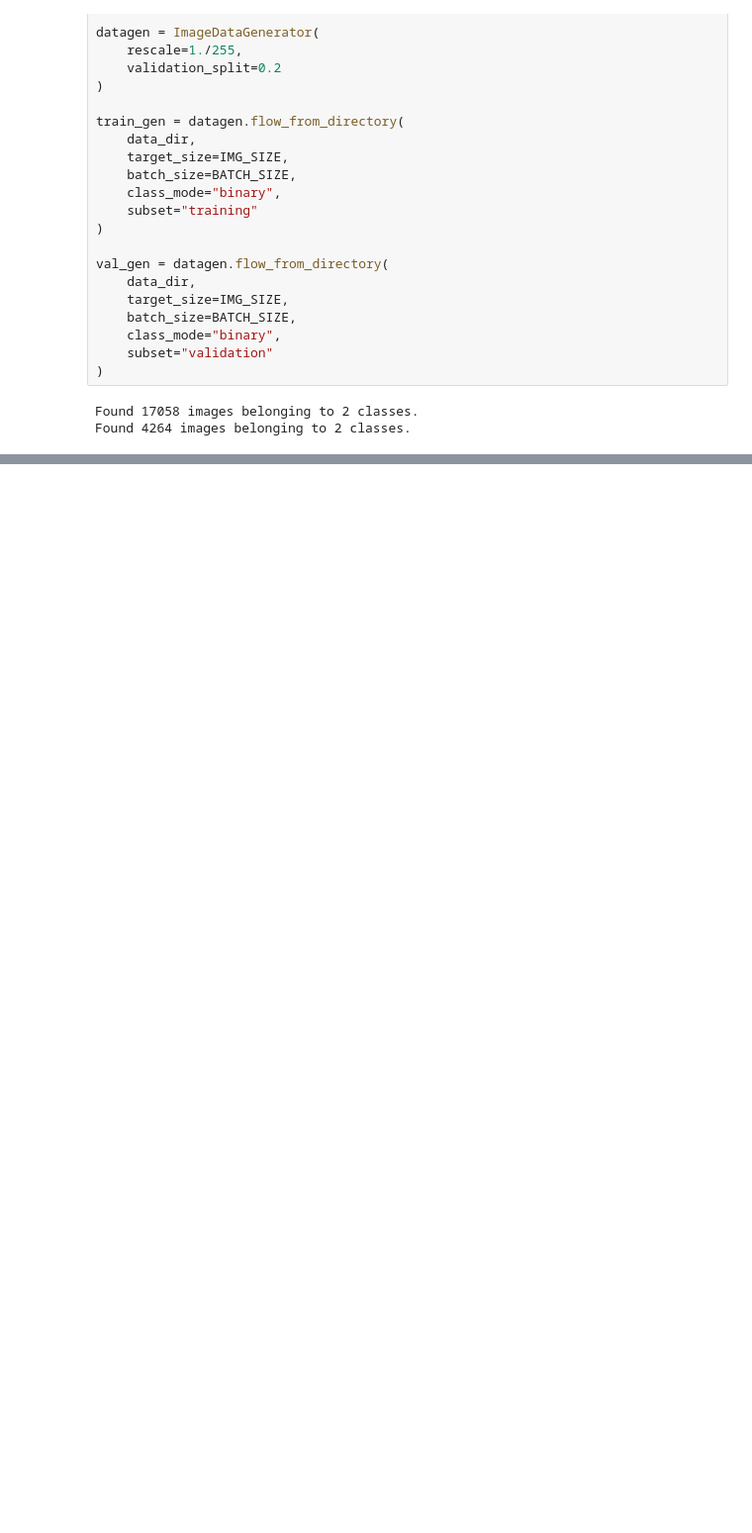
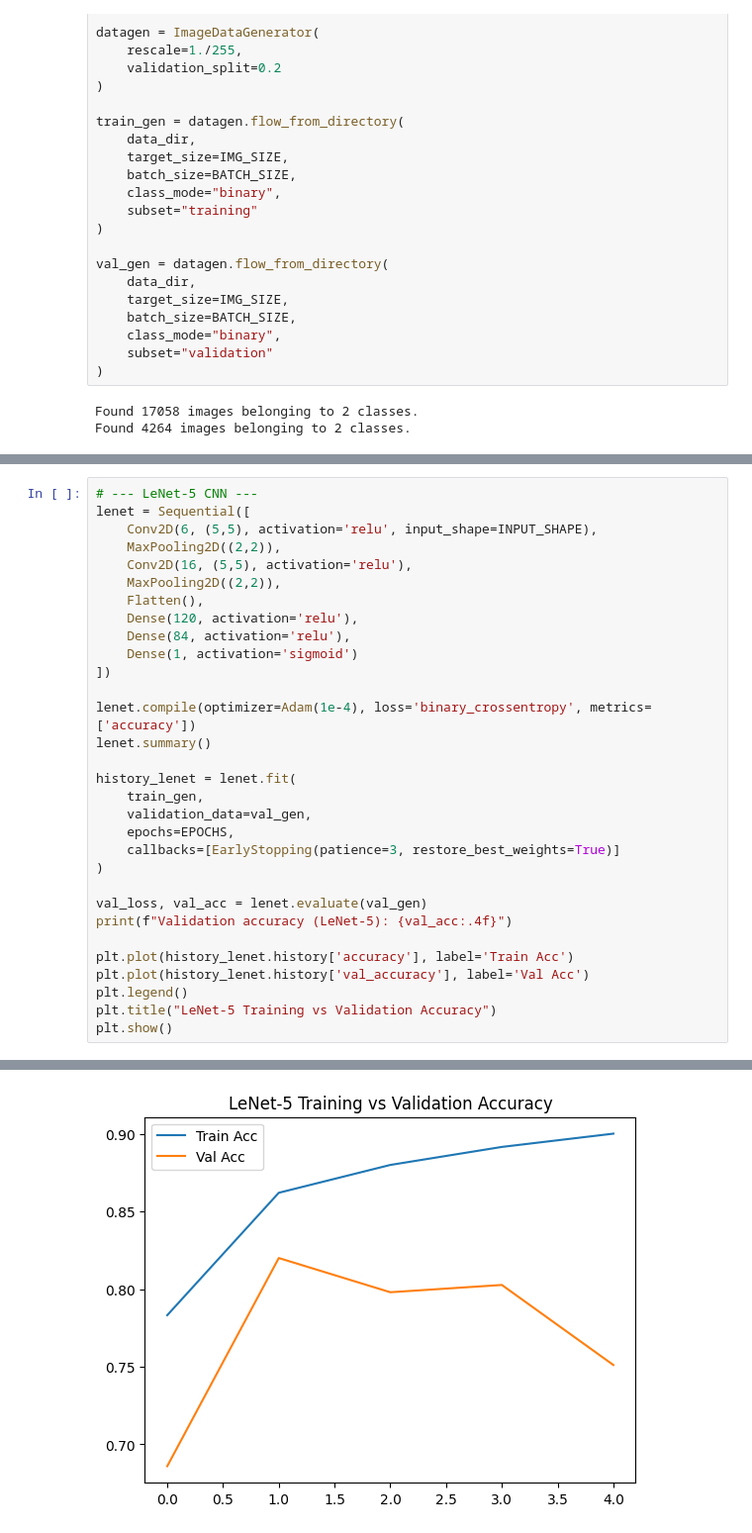
Before and after one commit to Manas2006/project2, a Jupyter notebook: notebooks/Project02_Notebook.ipynb, the cells around one changed output, grey strips where cells are left out. Shown at 99% size. Cells and saved outputs as stored; diff of their text form; blank space fills up the shorter version.

```diff
--- a/notebooks/Project02_Notebook.ipynb
+++ b/notebooks/Project02_Notebook.ipynb
@@ -86,0 +156,32 @@ plt.show()
+# %%
+# --- LeNet-5 CNN ---
+lenet = Sequential([
+    Conv2D(6, (5,5), activation='relu', input_shape=INPUT_SHAPE),
+    MaxPooling2D((2,2)),
+    Conv2D(16, (5,5), activation='relu'),
+    MaxPooling2D((2,2)),
+    Flatten(),
+    Dense(120, activation='relu'),
+    Dense(84, activation='relu'),
+    Dense(1, activation='sigmoid')
+])
+
+lenet.compile(optimizer=Adam(1e-4), loss='binary_crossentropy', metrics=['accuracy'])
+lenet.summary()
+
+history_lenet = lenet.fit(
+    train_gen,
+    validation_data=val_gen,
+    epochs=EPOCHS,
+    callbacks=[EarlyStopping(patience=3, restore_best_weights=True)]
+)
+
+val_loss, val_acc = lenet.evaluate(val_gen)
+print(f"Validation accuracy (LeNet-5): {val_acc:.4f}")
+
+plt.plot(history_lenet.history['accuracy'], label='Train Acc')
+plt.plot(history_lenet.history['val_accuracy'], label='Val Acc')
+plt.legend()
+plt.title("LeNet-5 Training vs Validation Accuracy")
+plt.show()
+# %% [output]
@@ -86,0 +205 @@ plt.show()
+[figure, added]
```
Also changed, not shown: parts of 14 cells of this notebook, 3 other files.
